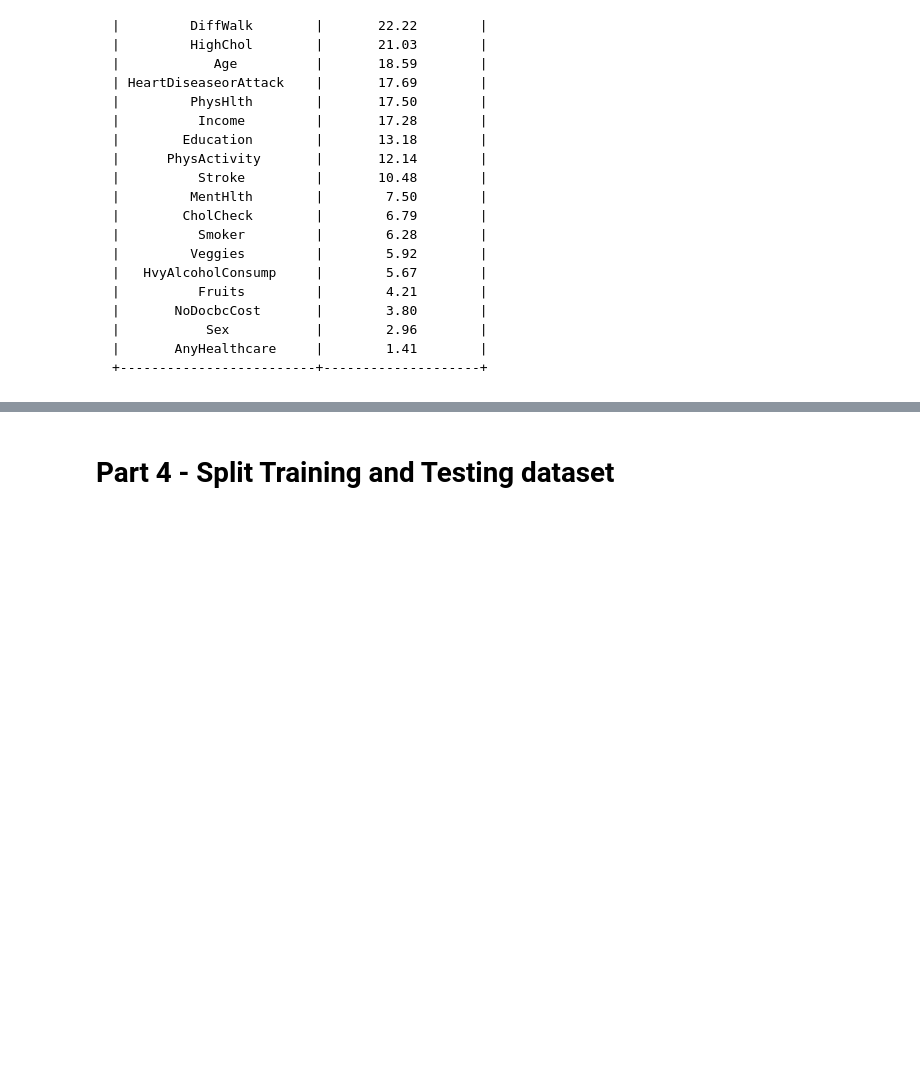
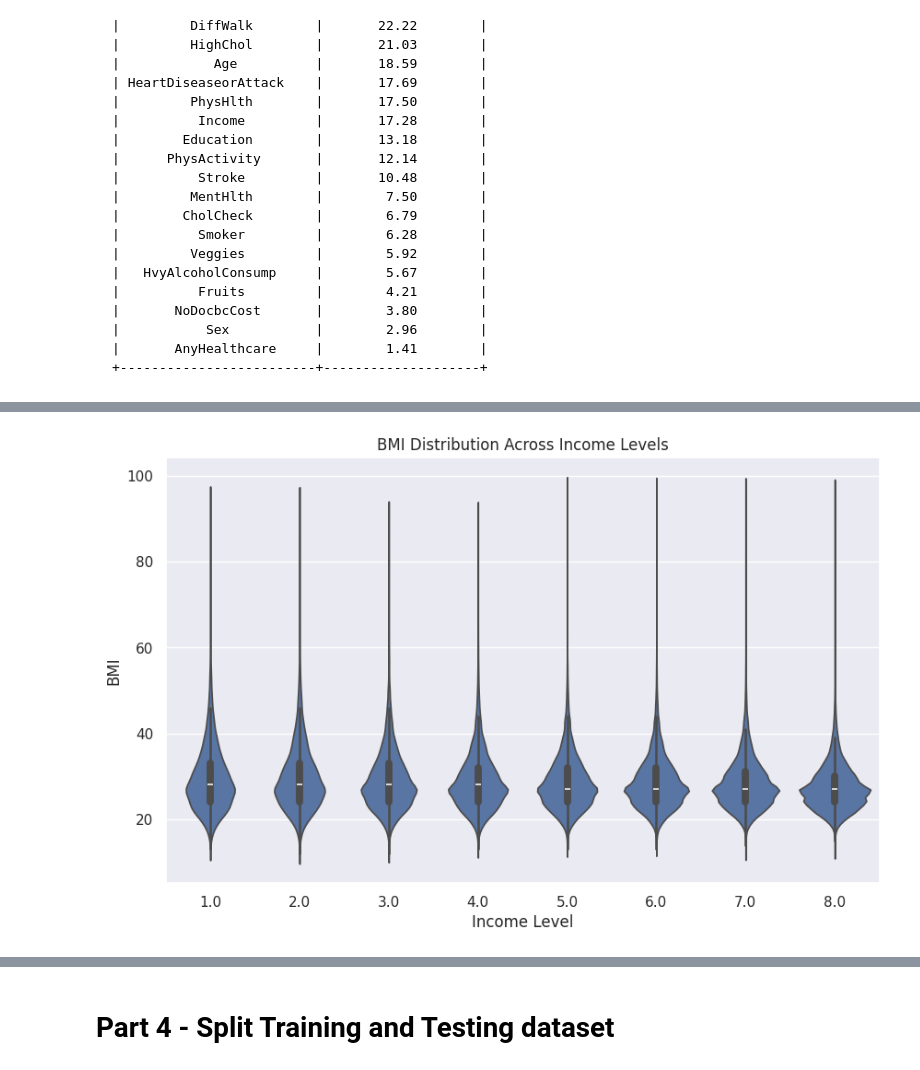
Before and after one commit to Wayy66/Wayy66, a Jupyter notebook: 5650_Final_Project.ipynb, the cells around one changed output, grey strips where cells are left out. Saved outputs shown, nothing was run; the diff lists cells and outputs as text; code cells hidden in the pictures; blank space fills up the shorter version.

```diff
--- a/5650_Final_Project.ipynb
+++ b/5650_Final_Project.ipynb
@@ -194,0 +244,14 @@ df = df.drop(columns=columns_to_remove)
+# %%
+# Define the order of income levels for plotting
+income_order = sorted(df['Income'].unique())
+
+# Create a violin plot for BMI vs. Income
+plt.figure(figsize=(10, 6))
+sns.violinplot(x='Income', y='BMI', data=df, order=income_order)
+plt.title('BMI Distribution Across Income Levels')
+plt.xlabel('Income Level')
+plt.ylabel('BMI')
+plt.xticks(ticks=range(len(income_order)), labels=income_order)
+plt.show()
+# %% [output]
+[figure, added]
```
Also changed, not shown: parts of 26 cells of this notebook.
